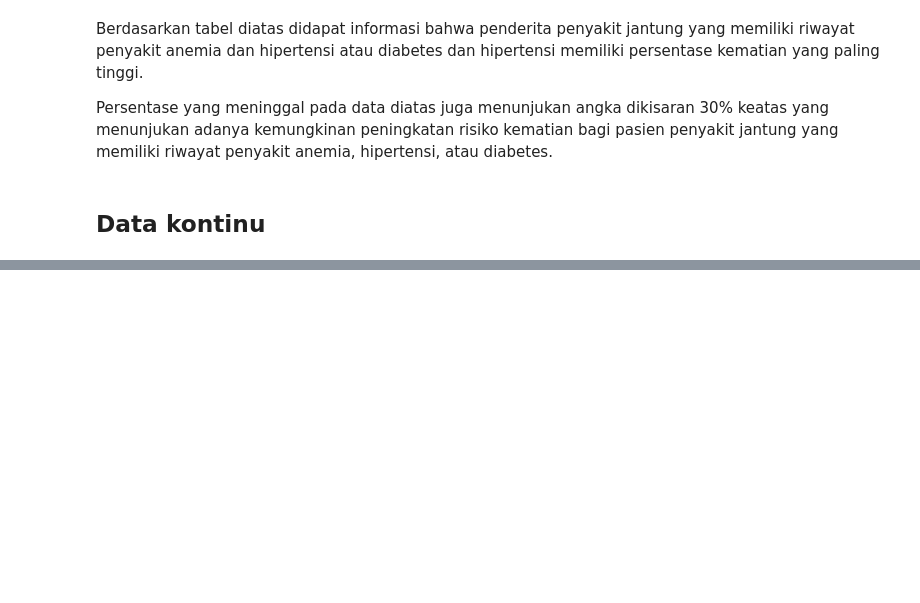
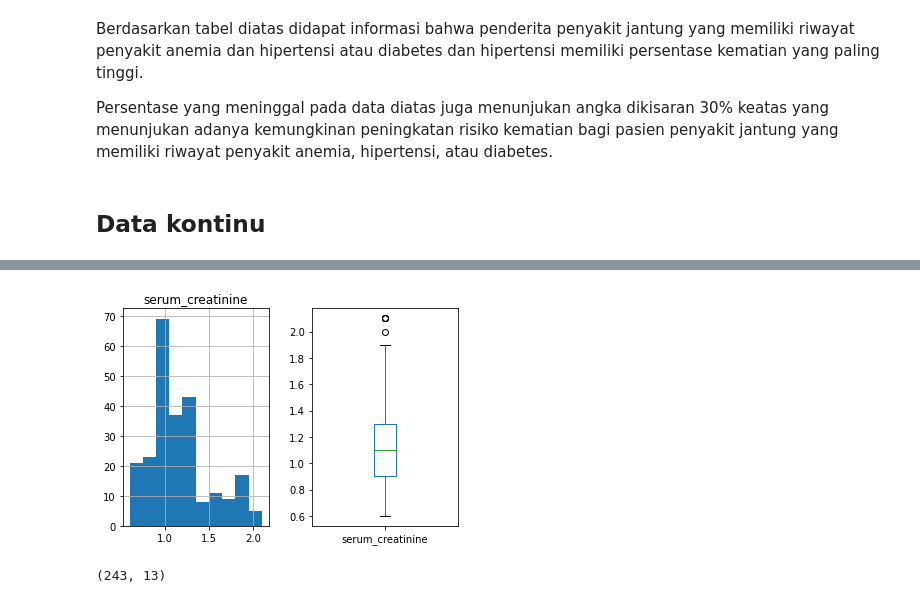
Before and after one commit to HelennaConstantia/PYTN-KampusMerdeka_FP3, a Jupyter notebook: PYTN_KampusMerdeka_fp3_Helenna Constantia.ipynb, the cells around one changed output, grey strips where cells are left out. Drawn from its saved outputs; the diff is of its cells as text; code cells hidden in the pictures; blank space fills up the shorter version.

```diff
--- a/PYTN_KampusMerdeka_fp3_Helenna Constantia.ipynb
+++ b/PYTN_KampusMerdeka_fp3_Helenna Constantia.ipynb
@@ -475,0 +637,16 @@ Persentase yang meninggal pada data diatas juga menunjukan angka dikisaran 30% k
+# %%
+#menghandle outlier fitur serum_creatinine dengan meremove outlier
+df=df[~((df['serum_creatinine']<low_SC) | (df['serum_creatinine']>high_SC))]
+#melihat boxplot dan histogramnya
+fig=plt.figure()
+ax1=fig.add_subplot(1,2,1)
+ax2=fig.add_subplot(1,2,2)
+df[['serum_creatinine']].hist(ax=ax1)
+df[['serum_creatinine']].plot(kind='box', ax=ax2)
+plt.show()
+# %% [output]
+[figure, added]
+# %%
+df.shape
+# %% [output]
+(243, 13)
```
Also changed, not shown: parts of 23 cells of this notebook.
